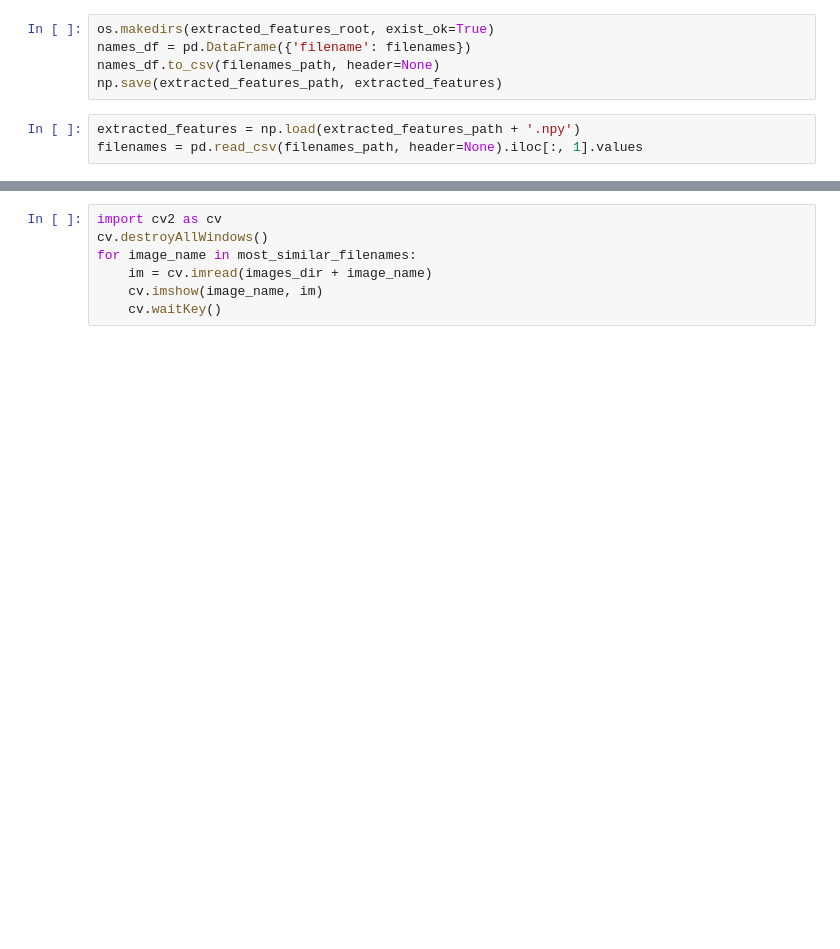
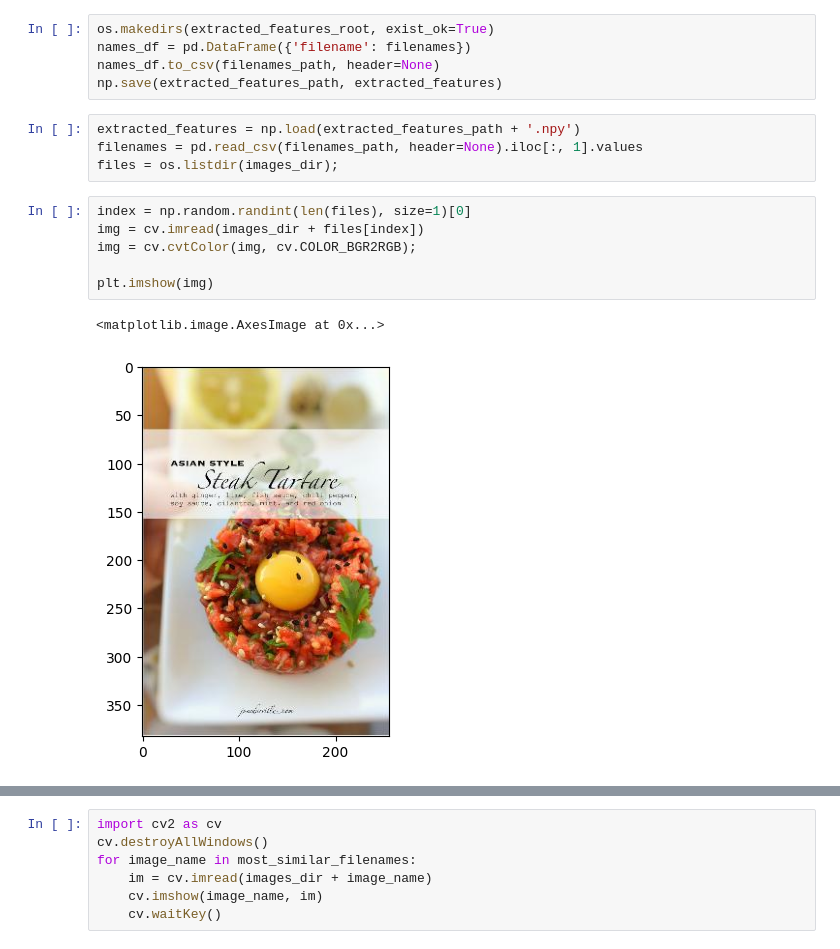
Before and after one commit to Gioelio/FoodX-251-Clean-and-classification, a Jupyter notebook: similarity_search/vgg16_similarity_search.ipynb, the cells around one changed output, grey strips where cells are left out. Drawn from its saved outputs; the diff is of its cells as text; blank space fills up the shorter version.

Commit message:
added interactive block to select query images

```diff
--- a/similarity_search/vgg16_similarity_search.ipynb
+++ b/similarity_search/vgg16_similarity_search.ipynb
@@ -31,5 +33,15 @@ np.save(extracted_features_path, extracted_features)
 # %%
 extracted_features = np.load(extracted_features_path + '.npy')
 filenames = pd.read_csv(filenames_path, header=None).iloc[:, 1].values
+files = os.listdir(images_dir);
+# %%
+index = np.random.randint(len(files), size=1)[0]
+img = cv.imread(images_dir + files[index])
+img = cv.cvtColor(img, cv.COLOR_BGR2RGB);
+
+plt.imshow(img)
+# %% [output]
+<matplotlib.image.AxesImage at 0x...>
+[figure, added]
 # %%
 from similarity_search.neural_similarity_search import find_similar
```
Also changed, not shown: parts of 3 cells of this notebook.
